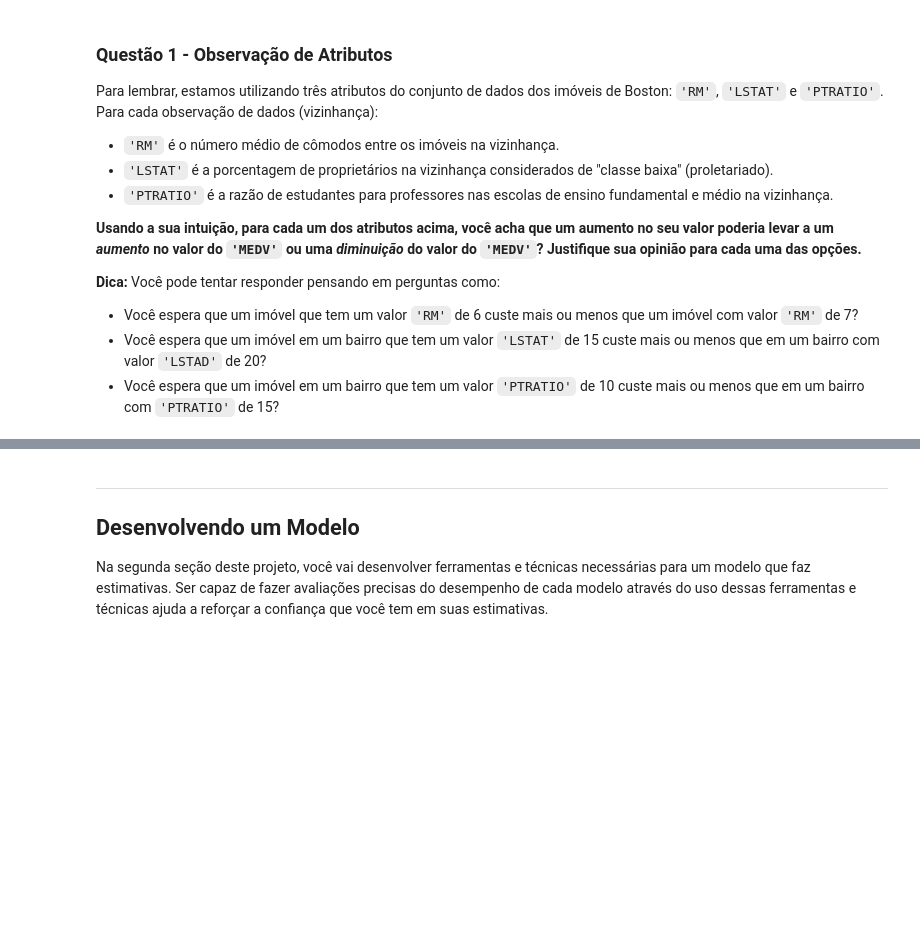
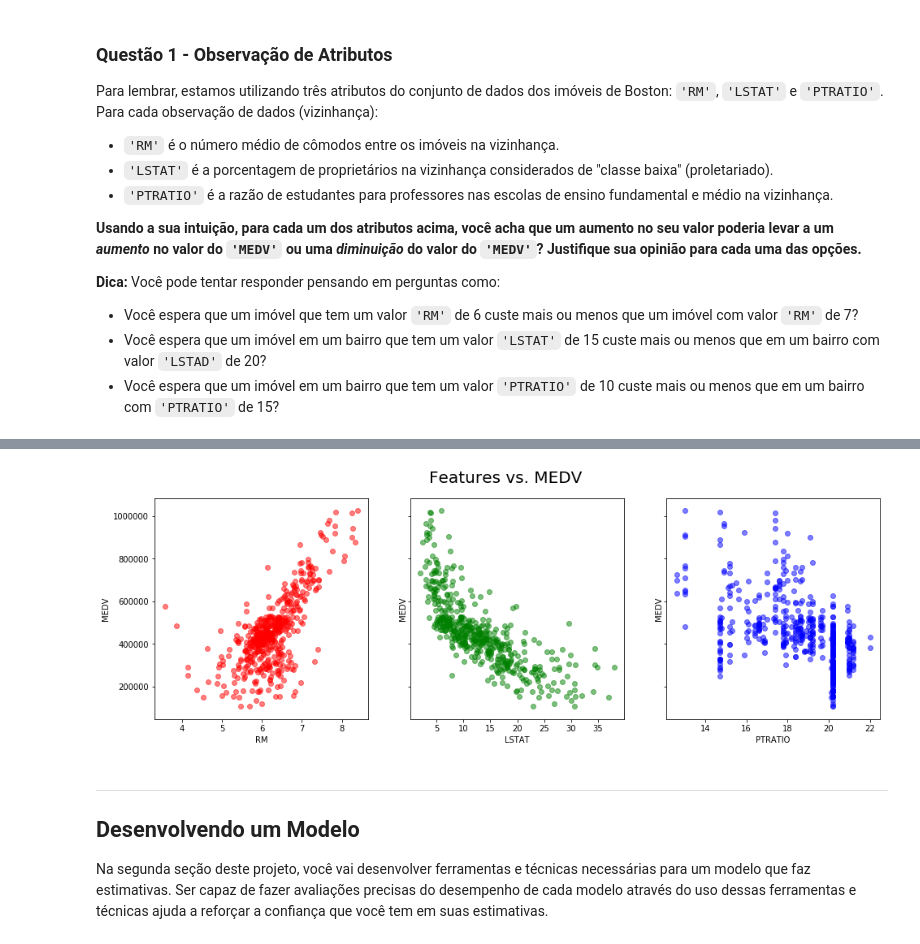
Before and after one commit to georgebrindeiro/udacity_nd109_boston-housing-pt, a Jupyter notebook: boston_housing_PT.ipynb, the cells around one changed output, grey strips where cells are left out. Cells and saved outputs as stored; diff of their text form; code cells hidden in the pictures; blank space fills up the shorter version.

```diff
--- a/boston_housing_PT.ipynb
+++ b/boston_housing_PT.ipynb
@@ -101,3 +120,30 @@ Para lembrar, estamos utilizando três atributos do conjunto de dados dos imóve
+# %%
+import matplotlib.pyplot as plt
+
+rm = data['RM']
+lstat = data['LSTAT']
+ptratio = data['PTRATIO']
+
+# Two subplots, the axes array is 1-d
+f, axarr = plt.subplots(1, 3, sharey=True, figsize=(16,5))
+
+f.text(0.5, 0.975, 'Features vs. MEDV', horizontalalignment='center', verticalalignment='top', fontsize=20)
+
+axarr[0].scatter(rm, prices, c='red', alpha=0.5)
+axarr[0].set_xlabel('RM')
+axarr[0].set_ylabel('MEDV')
+
+axarr[1].scatter(lstat, prices, c='green', alpha=0.5)
+axarr[1].set_xlabel('LSTAT')
+axarr[1].set_ylabel('MEDV')
+
+axarr[2].scatter(ptratio, prices, c='blue', alpha=0.5)
+axarr[2].set_xlabel('PTRATIO')
+axarr[2].set_ylabel('MEDV')
+
+plt.show()
+# %% [output]
+[figure, added]
 # %% [markdown]
 ----
 
```
Also changed, not shown: parts of 14 cells of this notebook.
